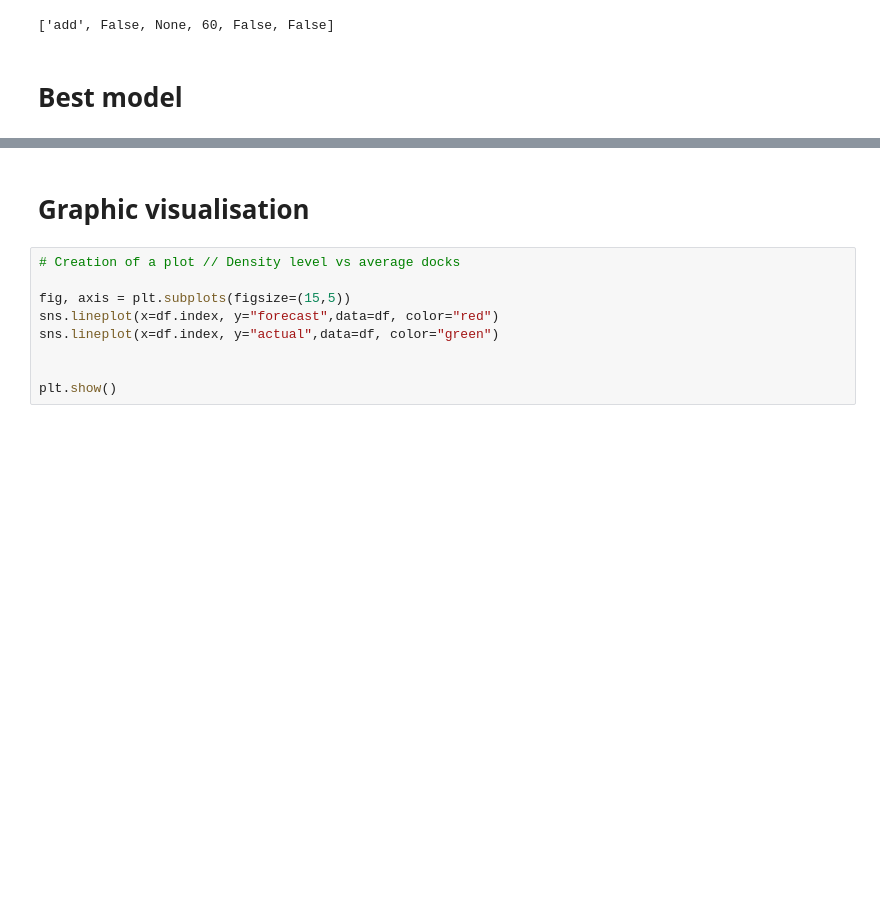
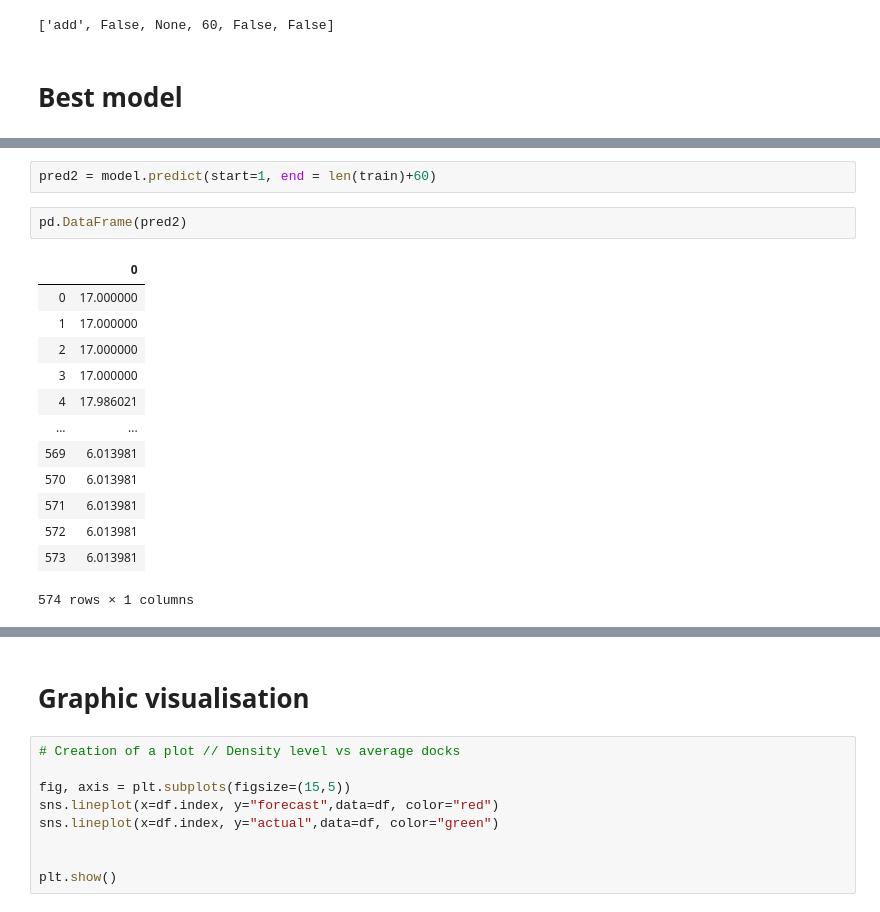
Before and after one commit to alexisgcomte/velib-prediction, a Jupyter notebook: 3. Modeling Research/ETS from scratch + GridSearch - VELIB avec split.ipynb, the cells around one changed output, grey strips where cells are left out. Cells and saved outputs as stored; diff of their text form; blank space fills up the shorter version.

```diff
--- a/3. Modeling Research/ETS from scratch + GridSearch - VELIB avec split.ipynb
+++ b/3. Modeling Research/ETS from scratch + GridSearch - VELIB avec split.ipynb
@@ -262,2 +283,20 @@ print(temp_indicator)
+# %%
+pred2 = model.predict(start=1, end = len(train)+60)
+# %%
+pd.DataFrame(pred2)
+# %% [output]
+|  | 0 |
+| 0 | 17.000000 |
+| 1 | 17.000000 |
+| 2 | 17.000000 |
+| 3 | 17.000000 |
+| 4 | 17.986021 |
+| ... | ... |
+| 569 | 6.013981 |
+| 570 | 6.013981 |
+| 571 | 6.013981 |
+| 572 | 6.013981 |
+| 573 | 6.013981 |
+574 rows × 1 columns
 # %%
 df = pd.DataFrame(columns=["actual","forecast"])
```
Also changed, not shown: parts of 10 cells of this notebook.
